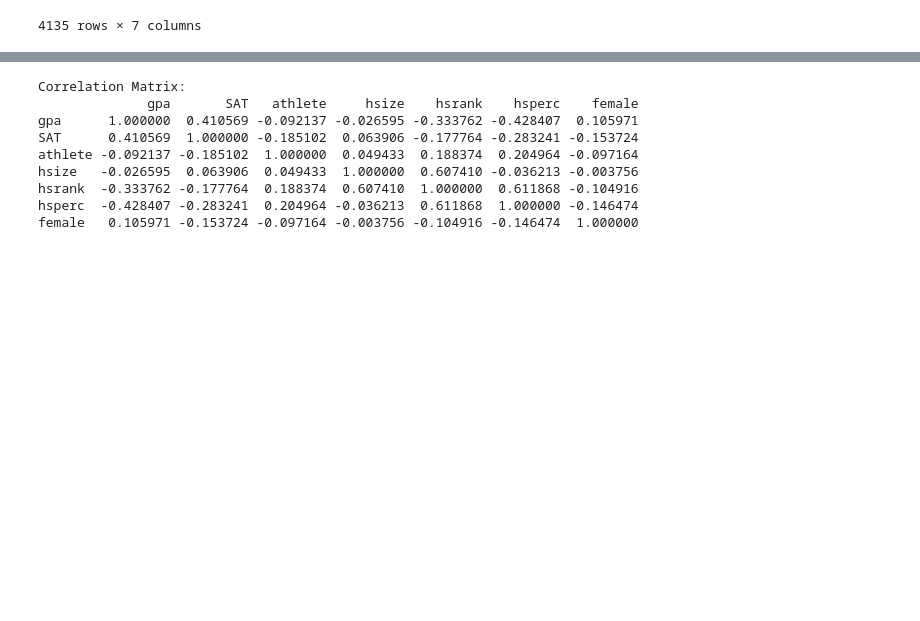
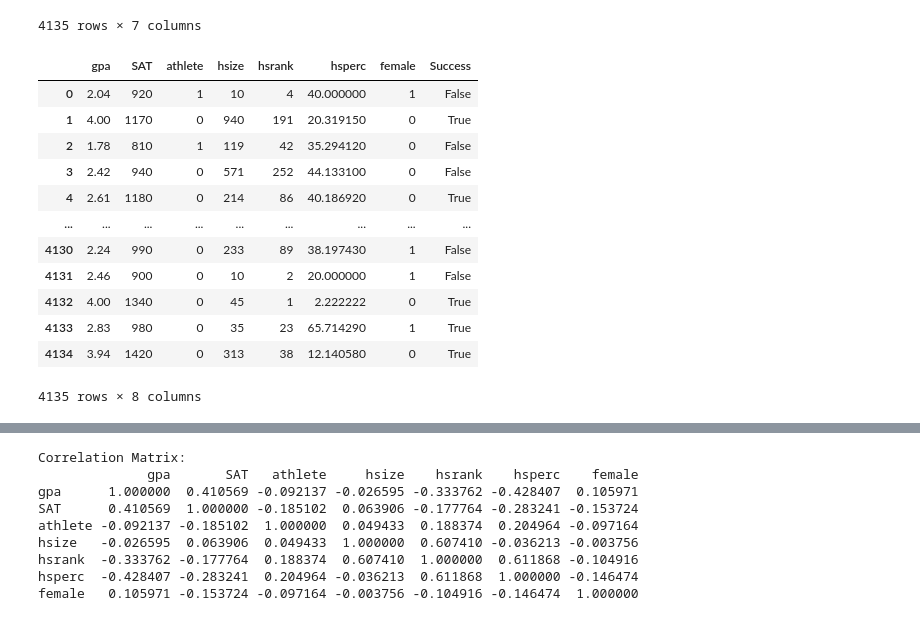
Before and after one commit to MyronTadros/DataScienceProject, a Jupyter notebook: notebook.ipynb, the cells around one changed output, grey strips where cells are left out. Cells and saved outputs as stored; diff of their text form; code cells hidden in the pictures; blank space fills up the shorter version.

```diff
--- a/notebook.ipynb
+++ b/notebook.ipynb
@@ -24,3 +25,27 @@ merged_df
 | 4133 | 2.83 | 980 | 0 | 35 | 23 | 65.714290 | 1 |
 | 4134 | 3.94 | 1420 | 0 | 313 | 38 | 12.140580 | 0 |
 4135 rows × 7 columns
+# %%
+success =[]
+for i in merged_df["gpa"]:
+    if(i >= (2.5)):
+        success.append(True)
+    else:
+        success.append(False)
+
+merged_df.insert(7,"Success", success);
+merged_df
+# %% [output]
+|  | gpa | SAT | athlete | hsize | hsrank | hsperc | female | Success |
+| 0 | 2.04 | 920 | 1 | 10 | 4 | 40.000000 | 1 | False |
+| 1 | 4.00 | 1170 | 0 | 940 | 191 | 20.319150 | 0 | True |
+| 2 | 1.78 | 810 | 1 | 119 | 42 | 35.294120 | 0 | False |
+| 3 | 2.42 | 940 | 0 | 571 | 252 | 44.133100 | 0 | False |
+| 4 | 2.61 | 1180 | 0 | 214 | 86 | 40.186920 | 0 | True |
+| ... | ... | ... | ... | ... | ... | ... | ... | ... |
+| 4130 | 2.24 | 990 | 0 | 233 | 89 | 38.197430 | 1 | False |
+| 4131 | 2.46 | 900 | 0 | 10 | 2 | 20.000000 | 1 | False |
+| 4132 | 4.00 | 1340 | 0 | 45 | 1 | 2.222222 | 0 | True |
+| 4133 | 2.83 | 980 | 0 | 35 | 23 | 65.714290 | 1 | True |
+| 4134 | 3.94 | 1420 | 0 | 313 | 38 | 12.140580 | 0 | True |
+4135 rows × 8 columns
```
Also changed, not shown: parts of 7 cells of this notebook.
